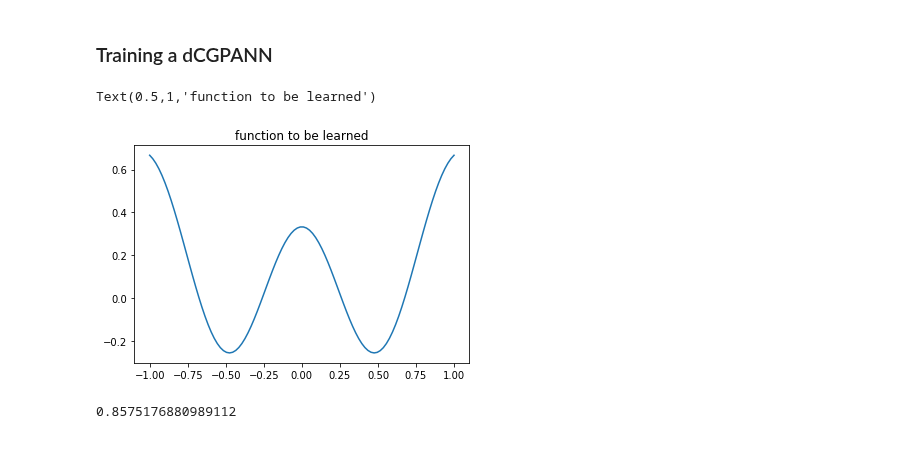
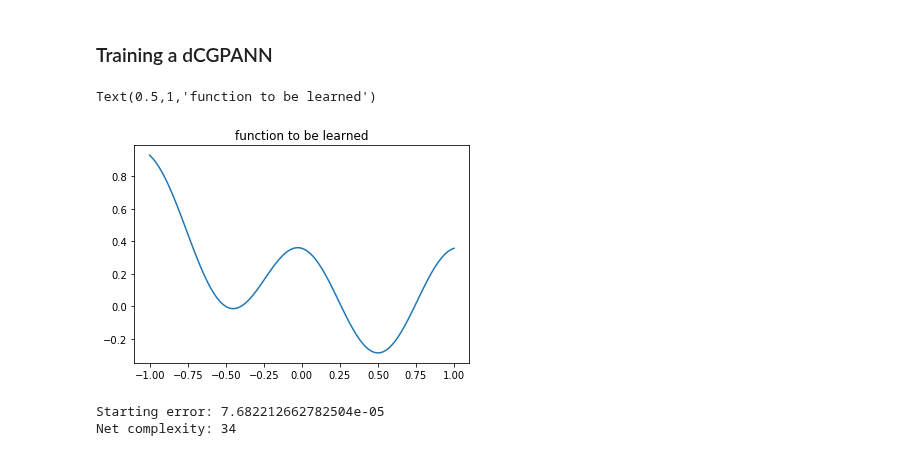
Before and after one commit to darioizzo/dcgp, a Jupyter notebook: doc/sphinx/notebooks/dCGPANN.ipynb, the cells around one changed output. Saved outputs shown, nothing was run; the diff lists cells and outputs as text; code cells hidden in the pictures.

```diff
--- a/doc/sphinx/notebooks/dCGPANN.ipynb
+++ b/doc/sphinx/notebooks/dCGPANN.ipynb
@@ -83,18 +83,22 @@ _ = ax.set_title("Output connection mutation")
 # %%
 # We want to train the dCGPANN in a regression task. Lets create the points
 points = np.linspace(-1.,1.,100)
-labels = (points**2 + np.cos(points * 2 * np.pi)) / 3.
+labels = ((points-0.5)**2 + np.cos(points * 2 * np.pi)) / 3.5
 plt.plot(points,labels)
 plt.title("function to be learned")
 # %% [output]
 Text(0.5,1,'function to be learned')
-[figure, old version]
+[figure, new version]
 # %%
 dcgpann.set_output_f(2)
 
 points = points.reshape((100,1))
 labels = labels.reshape((100,1))
-dcgpann.mse(points,labels)
+print("Starting error:", dcgpann.mse(points,labels))
+print("Net complexity:", len(dcgpann.get_active_nodes()))
+
+res = []
 # %% [output]
-0.8575176880989112
+Starting error: 7.682212662782504e-05
+Net complexity: 34
 # %%
```
Also changed, not shown: parts of 12 cells of this notebook, 2 other files.
